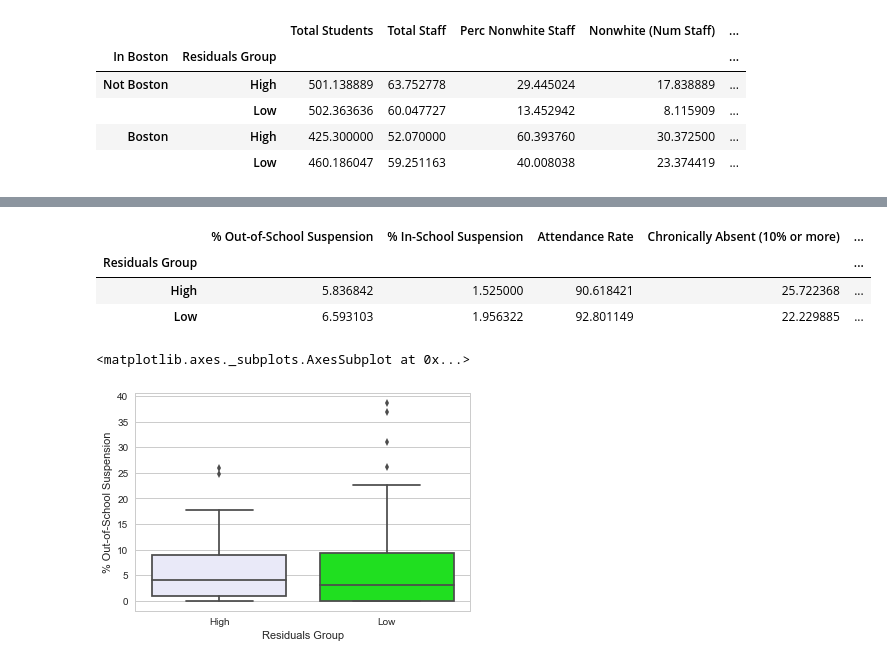
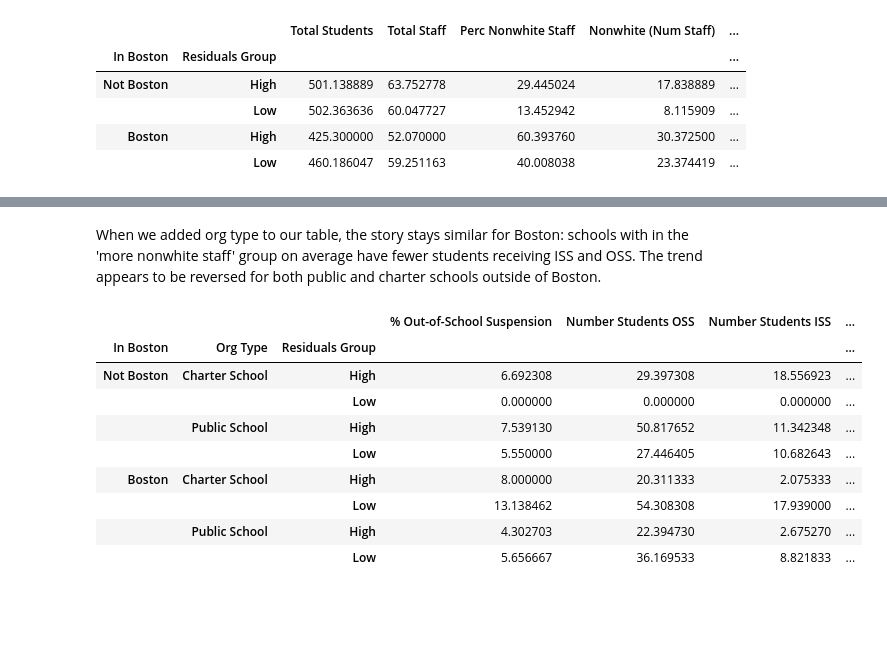
Before and after one commit to jill-k/school-staff-demographics, a Jupyter notebook: analysis/School Staff Analysis.ipynb, the cells around one changed output, grey strips where cells are left out. Saved outputs shown, nothing was run; the diff lists cells and outputs as text; code cells hidden in the pictures; blank space fills up the shorter version.

```diff
--- a/analysis/School Staff Analysis.ipynb
+++ b/analysis/School Staff Analysis.ipynb
@@ -582,7 +592,7 @@ avg_size
 # %%
 attendance = pd.read_csv("../student_data/student_attendance_all.csv")
 mobility = pd.read_csv("../student_data/student_mobility_all.csv", usecols = ["Org Code", "% Stability", "Year"])
-suspensions = pd.read_csv("../student_data/student_suspensions_all.csv", usecols = ["Org Code", "% In-School Suspension", "% Out-of-School Suspension", "Year"])
+suspensions = pd.read_csv("../student_data/student_suspensions_all.csv", usecols = ["Org Code", "% In-School Suspension", "% Out-of-School Suspension", "Students", "Year"])
 # %%
 indicators = pd.merge(attendance, mobility, how = "left", on = ["Org Code", "Year"])
 indicators = pd.merge(indicators, suspensions, how = "left", on = ["Org Code", "Year"])
@@ -602,3 +612,5 @@ df_on = pd.merge(df_overninety, indicators, how = "left", on = ["Org Code", "Yea
 # %%
 df_on["Attendance Rate"] = df_on["Attendance Rate"].astype(float)
 df_on["Retention Rate"] = df_on["Retention Rate"].astype(float)
+df_on["Number Students OSS"] = df_on["% Out-of-School Suspension"]/100*df_on["Students"]
+df_on["Number Students ISS"] = df_on["% In-School Suspension"]/100*df_on["Students"]
@@ -619,13 +629,16 @@ Index(['Zip Code', 'Org Code', 'Org Name', 'Org Type', 'Year', 'Job Category',
+# %% [markdown]
+When we added org type to our table, the story stays similar for Boston: schools with in the 'more nonwhite staff' group on average have fewer students receiving ISS and OSS. The trend appears to be reversed for both public and charter schools outside of Boston.
 # %%
-residuals_groups = df_on.groupby(["Residuals Group"]).mean()[["% Out-of-School Suspension", "% In-School Suspension", "Attendance Rate", "Chronically Absent (10% or more)", "% Stability"]]
+residuals_groups = df_on.groupby(["In Boston", "Org Type", "Residuals Group"]).mean()[["% Out-of-School Suspension", "Number Students OSS", "Number Students ISS", "% In-School Suspension", "Attendance Rate", "Chronically Absent (10% or more)", "% Stability"]]
 residuals_groups
 # %% [output]
-|  | % Out-of-School Suspension | % In-School Suspension | Attendance Rate | Chronically Absent (10% or more) | ... |
-| Residuals Group |  |  |  |  | ... |
-| High | 5.836842 | 1.525000 | 90.618421 | 25.722368 | ... |
-| Low | 6.593103 | 1.956322 | 92.801149 | 22.229885 | ... |
+|  |  |  | % Out-of-School Suspension | Number Students OSS | Number Students ISS | ... |
+| In Boston | Org Type | Residuals Group |  |  |  | ... |
+| Not Boston | Charter School | High | 6.692308 | 29.397308 | 18.556923 | ... |
+|  |  | Low | 0.000000 | 0.000000 | 0.000000 | ... |
+|  | Public School | High | 7.539130 | 50.817652 | 11.342348 | ... |
+|  |  | Low | 5.550000 | 27.446405 | 10.682643 | ... |
+| Boston | Charter School | High | 8.000000 | 20.311333 | 2.075333 | ... |
+|  |  | Low | 13.138462 | 54.308308 | 17.939000 | ... |
+|  | Public School | High | 4.302703 | 22.394730 | 2.675270 | ... |
+|  |  | Low | 5.656667 | 36.169533 | 8.821833 | ... |
-# %%
-sns.boxplot(x="Residuals Group", y="% Out-of-School Suspension", data=df_on, palette = ["lavender", "lime"])
-# %% [output]
-<matplotlib.axes._subplots.AxesSubplot at 0x...>
-[figure, removed]
```
Also changed, not shown: parts of 21 cells of this notebook.
